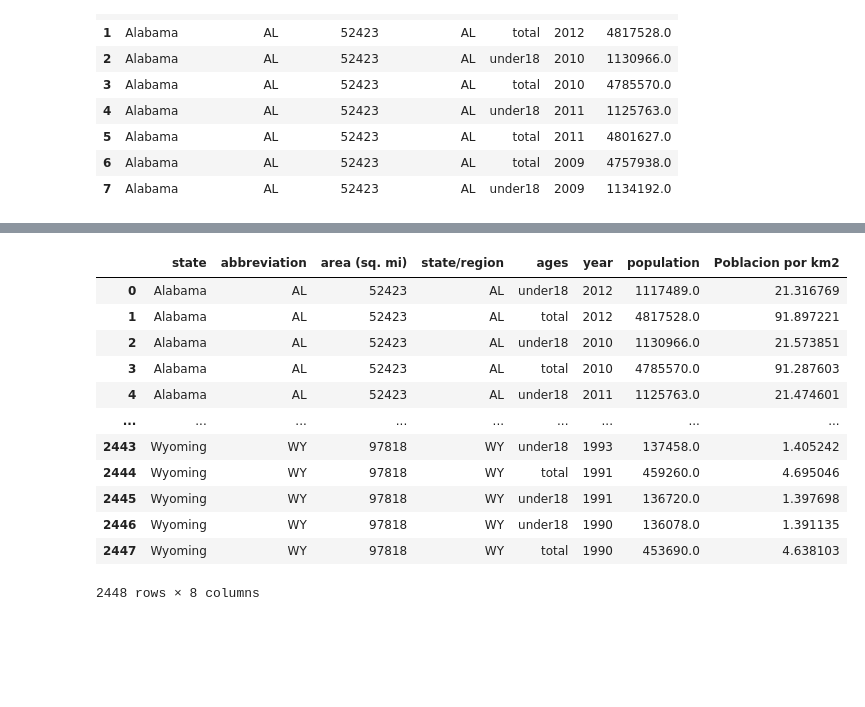
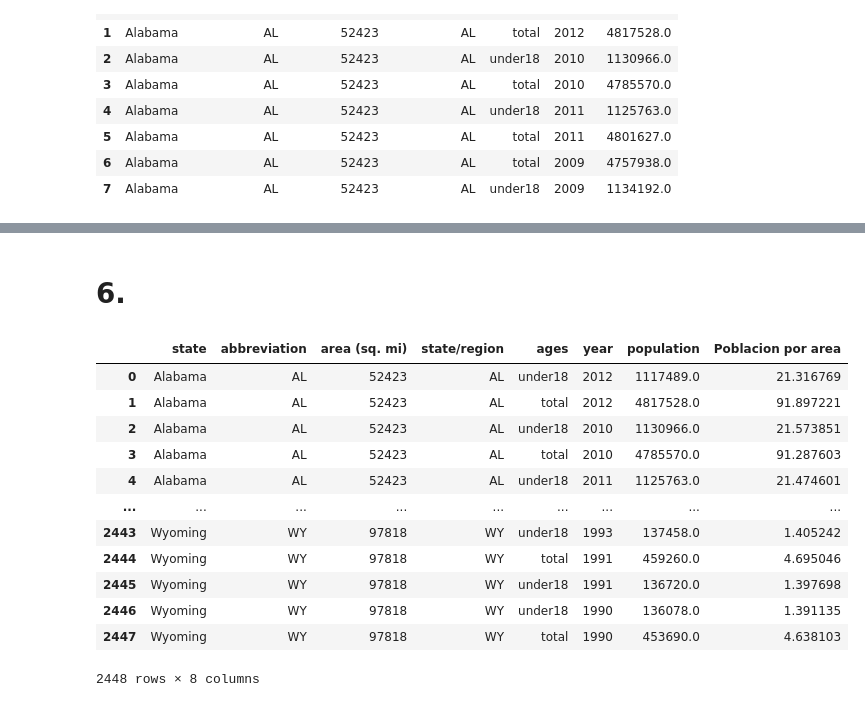
Before and after one commit to DiegoAvilarce/bootcamp-awakelab, a Jupyter notebook: ejercico_modulo2.ipynb, the cells around one changed output, grey strips where cells are left out. Saved outputs shown, nothing was run; the diff lists cells and outputs as text; code cells hidden in the pictures; blank space fills up the shorter version.

```diff
--- a/ejercico_modulo2.ipynb
+++ b/ejercico_modulo2.ipynb
@@ -175,12 +174,14 @@ memory usage: 153.0+ KB
 | 2446 | Wyoming | WY | 97818 | WY | under18 | 1990 | 136078.0 |
 | 2447 | Wyoming | WY | 97818 | WY | total | 1990 | 453690.0 |
 2448 rows × 7 columns
+# %% [markdown]
+# 6.
 # %%
 # Crear campo con population/area
-df_abbrevs_area_population['Poblacion por km2'] = df_abbrevs_area_population['population'] / df_abbrevs_area_population['area (sq. mi)']
+df_abbrevs_area_population['Poblacion por area'] = df_abbrevs_area_population['population'] / df_abbrevs_area_population['area (sq. mi)']
 df_abbrevs_area_population
 # %% [output]
-|  | state | abbreviation | area (sq. mi) | state/region | ages | year | population | Poblacion por km2 |
+|  | state | abbreviation | area (sq. mi) | state/region | ages | year | population | Poblacion por area |
 | 0 | Alabama | AL | 52423 | AL | under18 | 2012 | 1117489.0 | 21.316769 |
 | 1 | Alabama | AL | 52423 | AL | total | 2012 | 4817528.0 | 91.897221 |
 | 2 | Alabama | AL | 52423 | AL | under18 | 2010 | 1130966.0 | 21.573851 |
```
Also changed, not shown: parts of 10 cells of this notebook, 5 other files.
